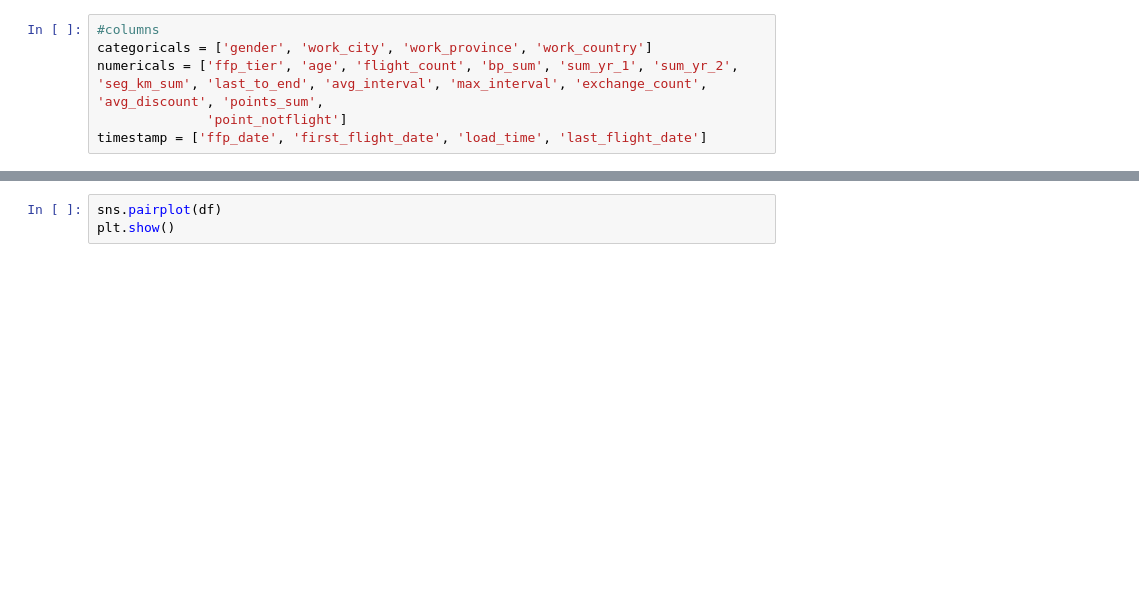
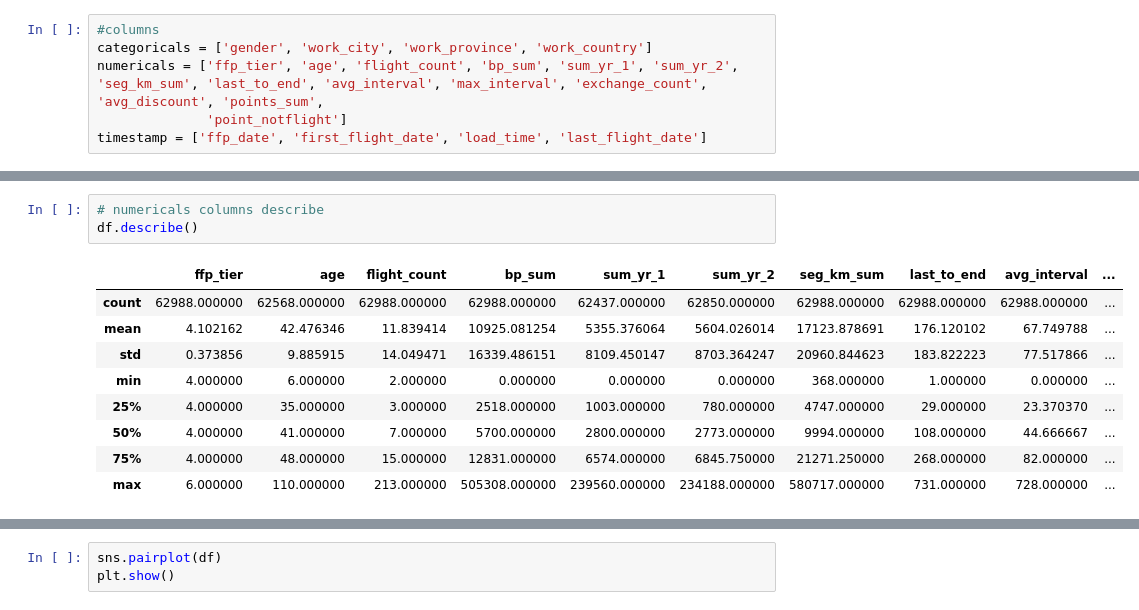
Before and after one commit to mezkymy/airline-cv-analysis, a Jupyter notebook: airline_cust_value_analysis.ipynb, the cells around one changed output, grey strips where cells are left out. Drawn from its saved outputs; the diff is of its cells as text; blank space fills up the shorter version.

Commit message:
add group columns describe

```diff
--- a/airline_cust_value_analysis.ipynb
+++ b/airline_cust_value_analysis.ipynb
@@ -150,0 +180,13 @@ timestamp = ['ffp_date', 'first_flight_date', 'load_time', 'last_flight_date']
+# %%
+# numericals columns describe
+df.describe()
+# %% [output]
+|  | ffp_tier | age | flight_count | bp_sum | sum_yr_1 | sum_yr_2 | seg_km_sum | last_to_end | avg_interval | ... |
+| count | 62988.000000 | 62568.000000 | 62988.000000 | 62988.000000 | 62437.000000 | 62850.000000 | 62988.000000 | 62988.000000 | 62988.000000 | ... |
+| mean | 4.102162 | 42.476346 | 11.839414 | 10925.081254 | 5355.376064 | 5604.026014 | 17123.878691 | 176.120102 | 67.749788 | ... |
+| std | 0.373856 | 9.885915 | 14.049471 | 16339.486151 | 8109.450147 | 8703.364247 | 20960.844623 | 183.822223 | 77.517866 | ... |
+| min | 4.000000 | 6.000000 | 2.000000 | 0.000000 | 0.000000 | 0.000000 | 368.000000 | 1.000000 | 0.000000 | ... |
+| 25% | 4.000000 | 35.000000 | 3.000000 | 2518.000000 | 1003.000000 | 780.000000 | 4747.000000 | 29.000000 | 23.370370 | ... |
+| 50% | 4.000000 | 41.000000 | 7.000000 | 5700.000000 | 2800.000000 | 2773.000000 | 9994.000000 | 108.000000 | 44.666667 | ... |
+| 75% | 4.000000 | 48.000000 | 15.000000 | 12831.000000 | 6574.000000 | 6845.750000 | 21271.250000 | 268.000000 | 82.000000 | ... |
+| max | 6.000000 | 110.000000 | 213.000000 | 505308.000000 | 239560.000000 | 234188.000000 | 580717.000000 | 731.000000 | 728.000000 | ... |
```
Also changed, not shown: parts of 3 cells of this notebook.
